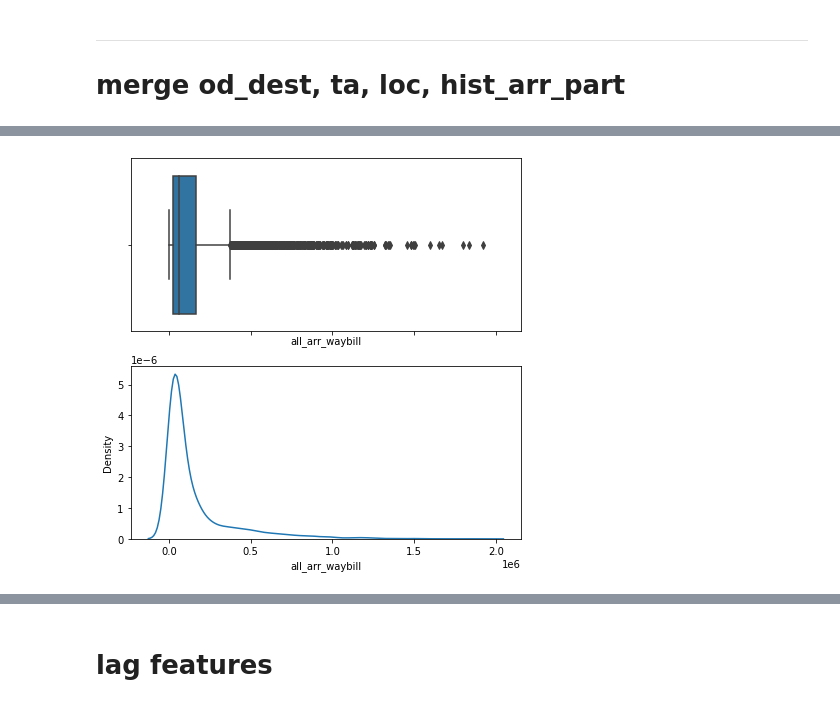
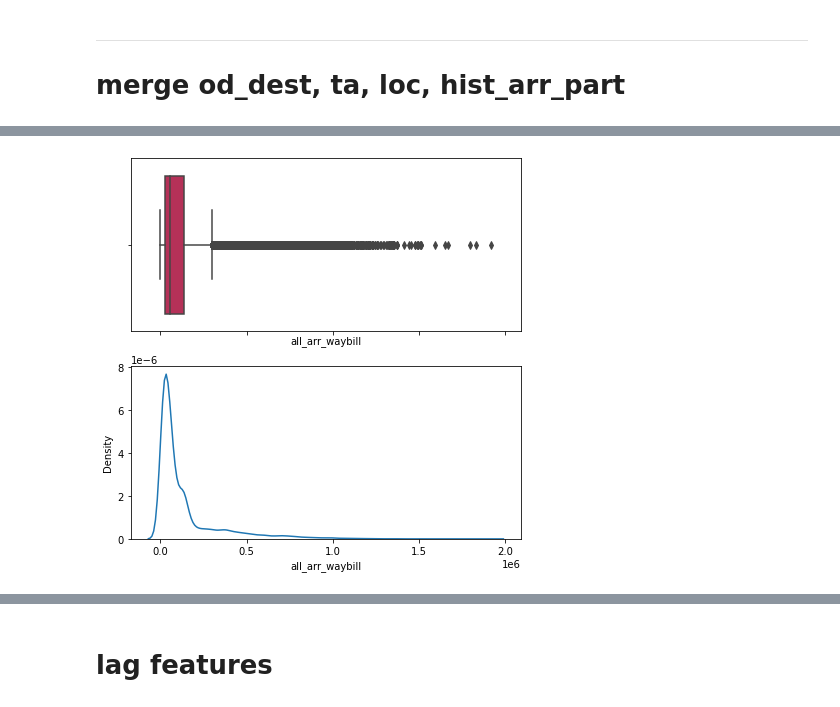
Before and after one commit to fyenne/play7_comp, a Jupyter notebook: data_cleaned.ipynb, the cells around one changed output, grey strips where cells are left out. Saved outputs shown, nothing was run; the diff lists cells and outputs as text; code cells hidden in the pictures.

```diff
--- a/data_cleaned.ipynb
+++ b/data_cleaned.ipynb
@@ -269,17 +299,23 @@ od_ta = od_dest.merge(ta, \
     left_on=['destsitecode', 'date1'],
     right_on = ['operate_zone_code', 'batch_date'],
     how = 'left',  validate = 'one_to_one')
-    # task arrange lakc 31
+    # task arrange lakc 267
 
-# od_dest.merge(loc, \
-#     left_on=['destsitecode' ],
-#     right_on = ['场地代码'],
-#     how = 'left')
-    #  .isna().sum() 1388
 
-od_ta_his = hist_arr_part.merge(
+od_ta_his = hist_arr.merge(
     od_ta,
     left_on = ['a.report_dt', 'a.zonecode'],
     right_on = ['date1', 'destsitecode'], validate = 'one_to_one', how = 'right') \
         # .isna().sum()   264
+
+
+
+od_ta_his_loc = od_ta_his.merge(loc, \
+    left_on=['destsitecode' ],
+    right_on = ['场地代码'],
+    how = 'left')
+    #  .isna().sum() 1388
+# %%
+od_ta_his_loc = od_ta_his_loc.drop(['a.report_dt', 'a.zonecode','operate_zone_code','batch_date', \
+    '场地代码','场地类型' ,'主服务业务区'], axis= 1)
 # %%
@@ -292,11 +328,11 @@ imp = SimpleImputer('median', missing_values = np.nan )
 imp2 = KNNImputer(n_neighbors=12, weights="uniform", missing_values = np.nan)
 # imp.fit_transform(od_ta_his[list(impute.index)])
 # %%
-impute = pd.DataFrame(od_ta_his.isna().sum() != 0)
+impute = pd.DataFrame(od_ta_his_loc.isna().sum() != 0)
 impute = impute[impute[0] == True]
 
 
 for i in impute.index:
-    od_ta_his[i] = od_ta_his[i].astype(float)
+    od_ta_his_loc[i] = od_ta_his_loc[i].astype(float)
 
 # # del loc, hist_arr
@@ -303,8 +363,9 @@ for i in impute.index:
 # %%
+%%time
 """
 knn imputation on missing values.
 label encoding.
 standard scale.
 """
-od_ta_his[impute.index.to_list()] = imp2.fit_transform(od_ta_his[impute.index.to_list()])
+od_ta_his_loc[impute.index.to_list()] = imp2.fit_transform(od_ta_his_loc[impute.index.to_list()])
 # pipe = Pipeline([('scaler', StandardScaler()), ('svc', SVC())])
@@ -320,12 +374,13 @@ od_ta_his.head()
 # %%
+sns.color_palette("rocket", as_cmap=True)
 def plot_distribution(col):
     f, axes = plt.subplots(2, 1, figsize=(7, 7), sharex=True)
-    sns.boxplot(x = col,data = od_ta_his, ax=axes[0])
-    sns.kdeplot(x = col,data = od_ta_his, ax=axes[1])
+    sns.boxplot(x = col,data = od_ta_his_loc, ax=axes[0], palette = "rocket")
+    sns.kdeplot(x = col,data = od_ta_his_loc, ax=axes[1], palette = "rocket")
 
 plot_distribution('all_arr_waybill')
 # %% [output]
-[figure, old version]
+[figure, new version]
 # %%
 plot_distribution('votes')
 # %% [output]
```
Also changed, not shown: parts of 24 cells of this notebook.
